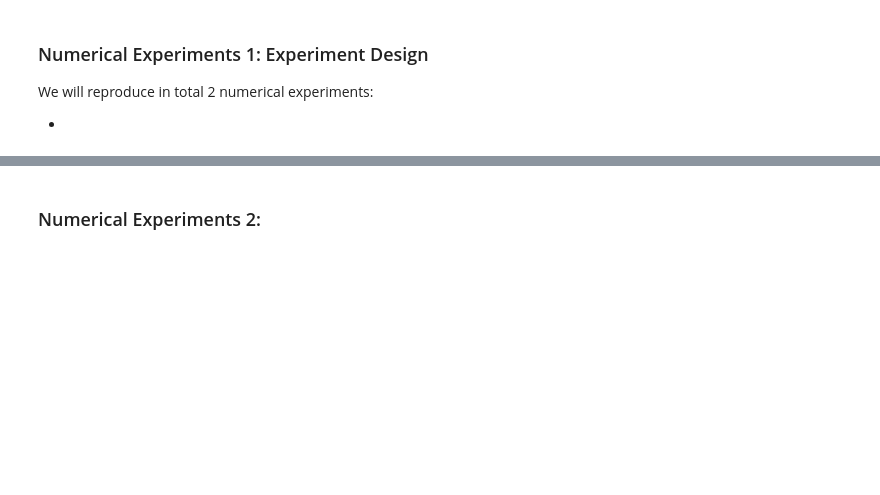
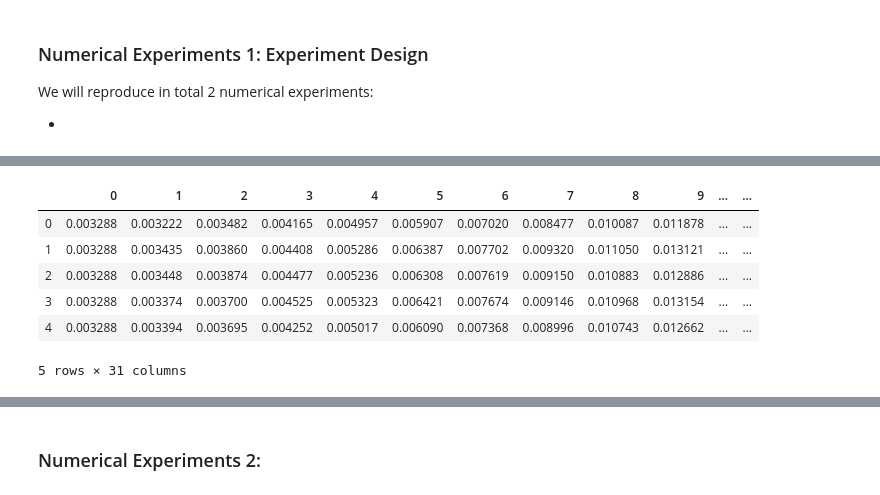
Before and after one commit to CindyLi-Ayi/FE-project, a Jupyter notebook: NSD_FinalProject_LiXinyi_YuYinjie.ipynb, the cells around one changed output, grey strips where cells are left out. Saved outputs shown, nothing was run; the diff lists cells and outputs as text; code cells hidden in the pictures; blank space fills up the shorter version.

```diff
--- a/NSD_FinalProject_LiXinyi_YuYinjie.ipynb
+++ b/NSD_FinalProject_LiXinyi_YuYinjie.ipynb
@@ -287,0 +414,10 @@ We will reproduce in total 2 numerical experiments:
+# %%
+df_s2.head()
+# %% [output]
+|  | 0 | 1 | 2 | 3 | 4 | 5 | 6 | 7 | 8 | 9 | ... | ... |
+| 0 | 0.003288 | 0.003222 | 0.003482 | 0.004165 | 0.004957 | 0.005907 | 0.007020 | 0.008477 | 0.010087 | 0.011878 | ... | ... |
+| 1 | 0.003288 | 0.003435 | 0.003860 | 0.004408 | 0.005286 | 0.006387 | 0.007702 | 0.009320 | 0.011050 | 0.013121 | ... | ... |
+| 2 | 0.003288 | 0.003448 | 0.003874 | 0.004477 | 0.005236 | 0.006308 | 0.007619 | 0.009150 | 0.010883 | 0.012886 | ... | ... |
+| 3 | 0.003288 | 0.003374 | 0.003700 | 0.004525 | 0.005323 | 0.006421 | 0.007674 | 0.009146 | 0.010968 | 0.013154 | ... | ... |
+| 4 | 0.003288 | 0.003394 | 0.003695 | 0.004252 | 0.005017 | 0.006090 | 0.007368 | 0.008996 | 0.010743 | 0.012662 | ... | ... |
+5 rows × 31 columns
```
Also changed, not shown: parts of 12 cells of this notebook.
